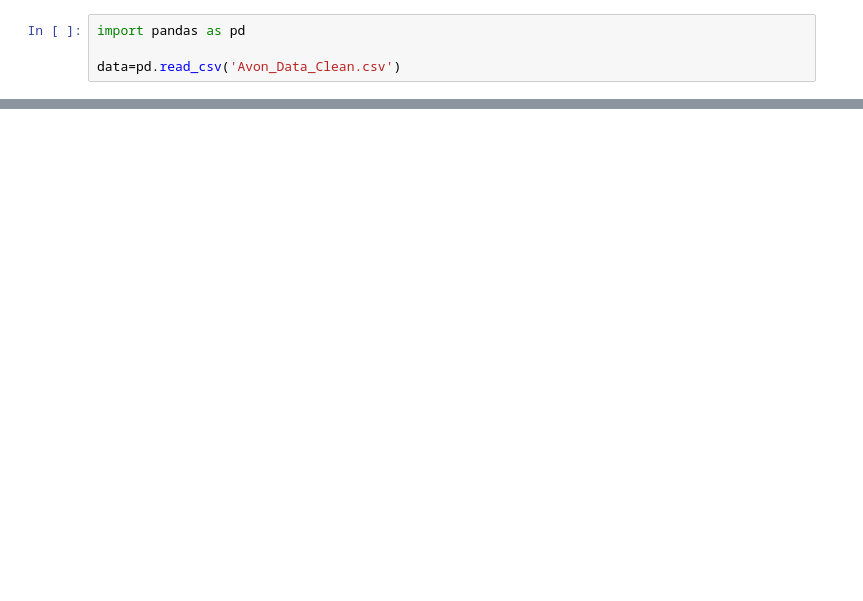
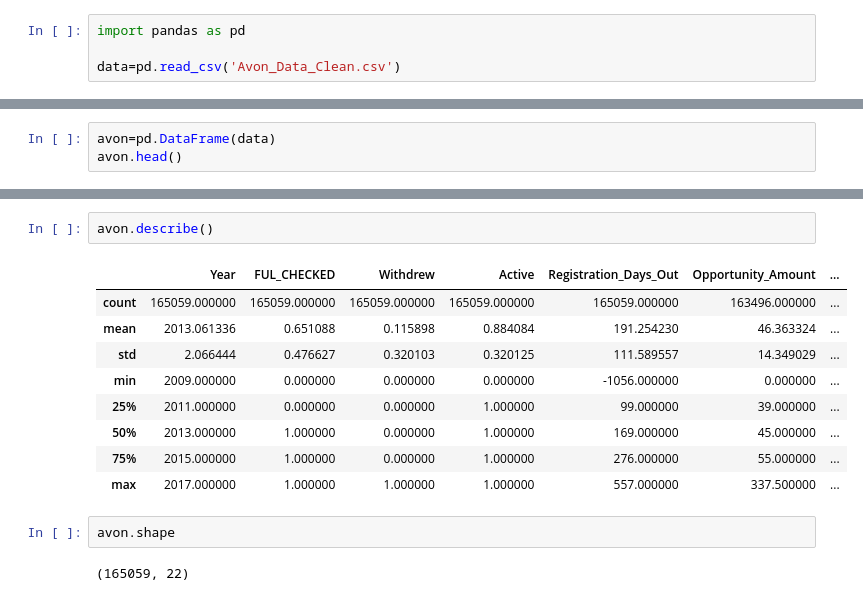
Before and after one commit to SleepyGinger/attribution, a Jupyter notebook: Attribution.ipynb, the cells around one changed output, grey strips where cells are left out. Cells and saved outputs as stored; diff of their text form; blank space fills up the shorter version.

```diff
--- a/Attribution.ipynb
+++ b/Attribution.ipynb
@@ -29,0 +5,3 @@ df = pd.read_table('https://raw.githubusercontent.com/sinanuozdemir/SF_DAT_15/ma
+# %%
+avon=pd.DataFrame(data)
+avon.head()
@@ -29,0 +36,16 @@ df = pd.read_table('https://raw.githubusercontent.com/sinanuozdemir/SF_DAT_15/ma
+# %%
+avon.describe()
+# %% [output]
+|  | Year | FUL_CHECKED | Withdrew | Active | Registration_Days_Out | Opportunity_Amount | ... |
+| count | 165059.000000 | 165059.000000 | 165059.000000 | 165059.000000 | 165059.000000 | 163496.000000 | ... |
+| mean | 2013.061336 | 0.651088 | 0.115898 | 0.884084 | 191.254230 | 46.363324 | ... |
+| std | 2.066444 | 0.476627 | 0.320103 | 0.320125 | 111.589557 | 14.349029 | ... |
+| min | 2009.000000 | 0.000000 | 0.000000 | 0.000000 | -1056.000000 | 0.000000 | ... |
+| 25% | 2011.000000 | 0.000000 | 0.000000 | 1.000000 | 99.000000 | 39.000000 | ... |
+| 50% | 2013.000000 | 1.000000 | 0.000000 | 1.000000 | 169.000000 | 45.000000 | ... |
+| 75% | 2015.000000 | 1.000000 | 0.000000 | 1.000000 | 276.000000 | 55.000000 | ... |
+| max | 2017.000000 | 1.000000 | 1.000000 | 1.000000 | 557.000000 | 337.500000 | ... |
+# %%
+avon.shape
+# %% [output]
+(165059, 22)
```
Also changed, not shown: parts of 43 cells of this notebook.
